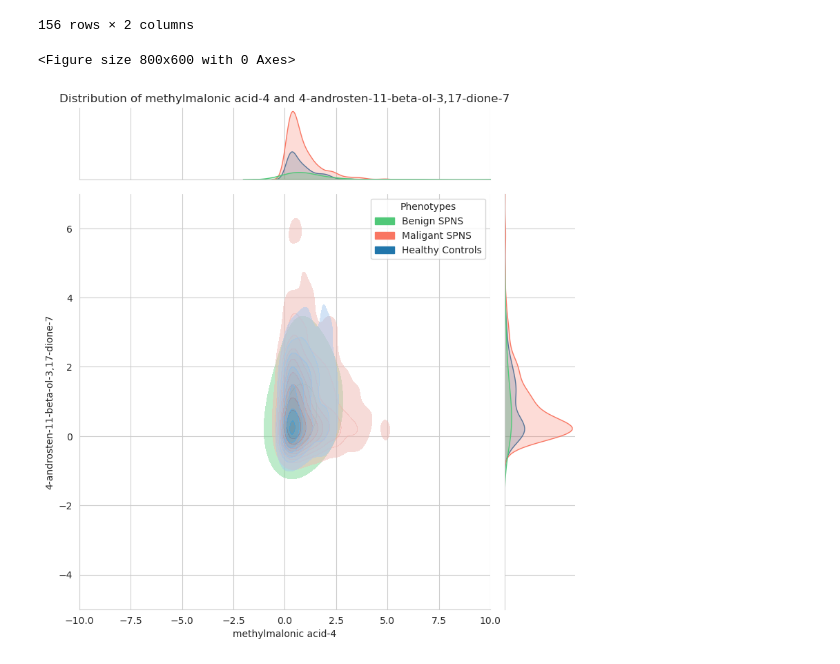
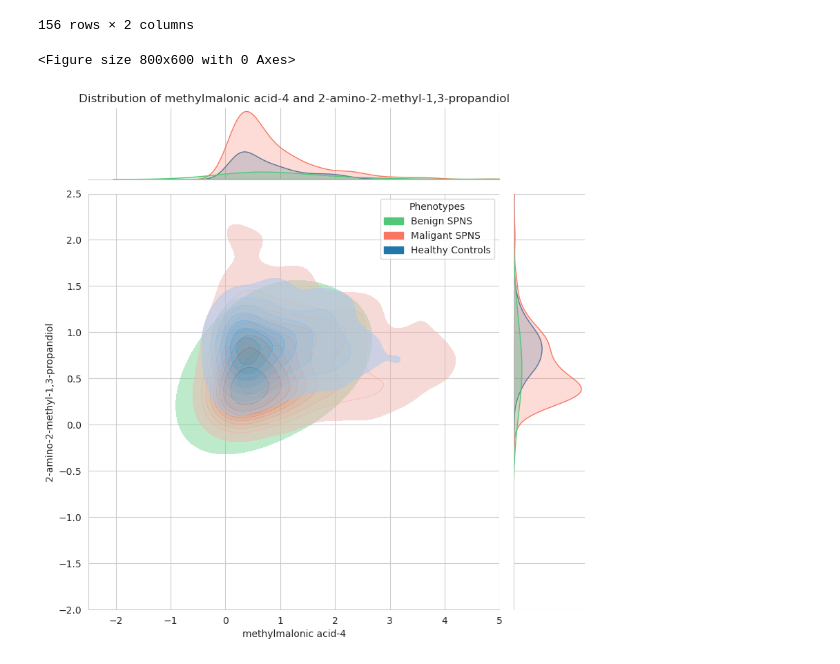
Before and after one commit to MarcoNapoleone/thesis, a Jupyter notebook: notebooks/visualization/ST001937_visualization.ipynb, the cells around one changed output. Cells and saved outputs as stored; diff of their text form; code cells hidden in the pictures.

Commit message:
v 2.1 - plots

```diff
--- a/notebooks/visualization/ST001937_visualization.ipynb
+++ b/notebooks/visualization/ST001937_visualization.ipynb
@@ -4,7 +4,7 @@ import numpy as np
 from matplotlib import pyplot as plt
 import seaborn as sns
 
-output_directory = '/home/marco/DataspellProjects/thesis/output/visualization/'
+output_directory = '/home/marco/DataspellProjects/thesis/output/visualization/ST001937/'
 
 palette = sns.color_palette(["#2176AB", "#F97662", "#FFBF00", "#50C878", "#B284BE"])
 sns.set_palette(palette)
@@ -193,21 +193,21 @@ top_metabolites
 # %%
 x = "methylmalonic acid-4"
 y = "2-amino-2-methyl-1,3-propandiol"
 z = "Phenotypes"
 
 # Set the style before creating the plot
 plt.figure(figsize=(8, 6))
 # Create the jointplot with the correct order of arguments
 plot = sns.jointplot(x=x, y=y, data=df, hue=z, alpha=.5, height=8, palette=[palette[3], palette[1], palette[0]],
                      kind='kde', fill=True)
 # Set labels and legend after creating the plot
 plot.set_axis_labels(xlabel=x, ylabel=y)
 
 # Set the title after creating the plot
-plt.xlim(-10, 10)
-plt.ylim(-5, 7)
+plt.xlim(-2.5, 5)
+plt.ylim(-2, 2.5)
 plot.ax_marg_x.set_title("Distribution of {} and {}".format(x, y))
 plt.savefig(output_directory + "ST001937_jointplot_{}_{}_kde.png".format(x, y), bbox_inches='tight')
 # %% [output]
 <Figure size 800x600 with 0 Axes>
-[figure, old version]
+[figure, new version]
```
Also changed, not shown: 52 other files.
